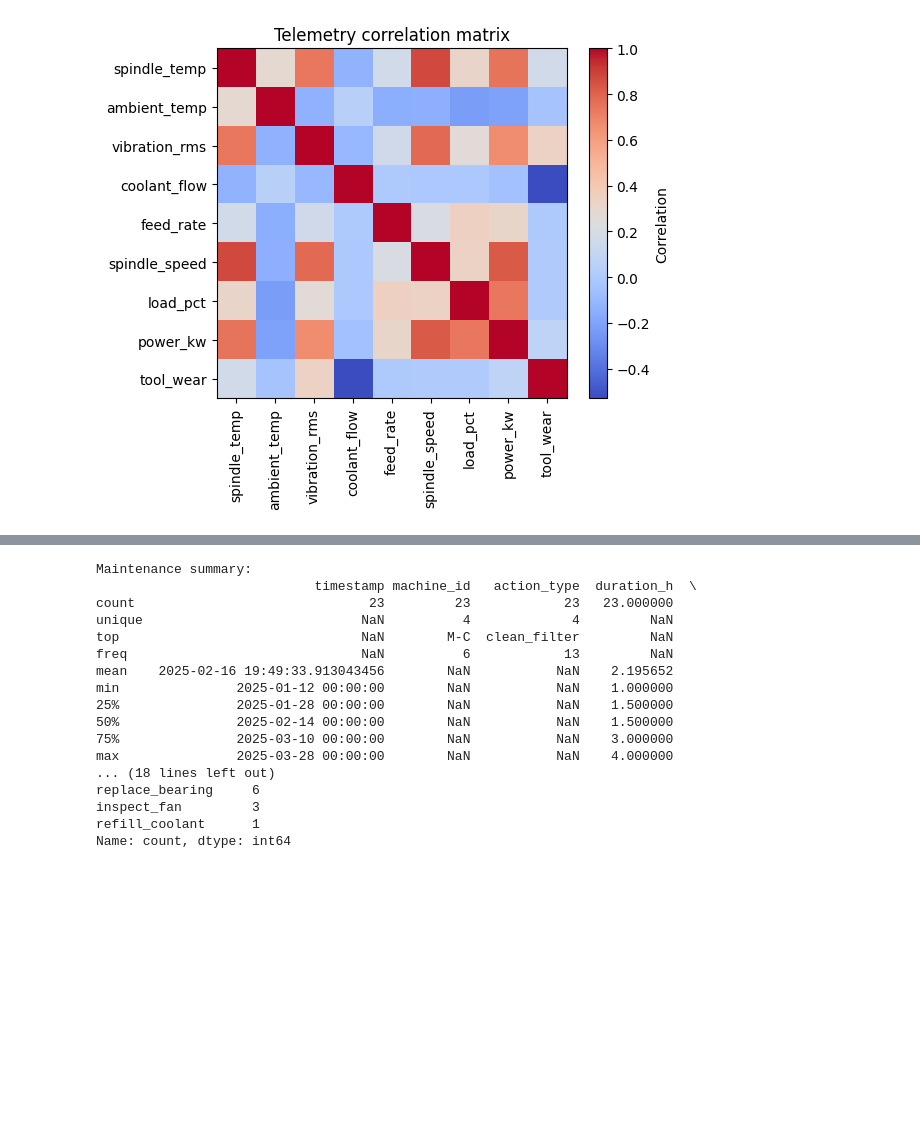
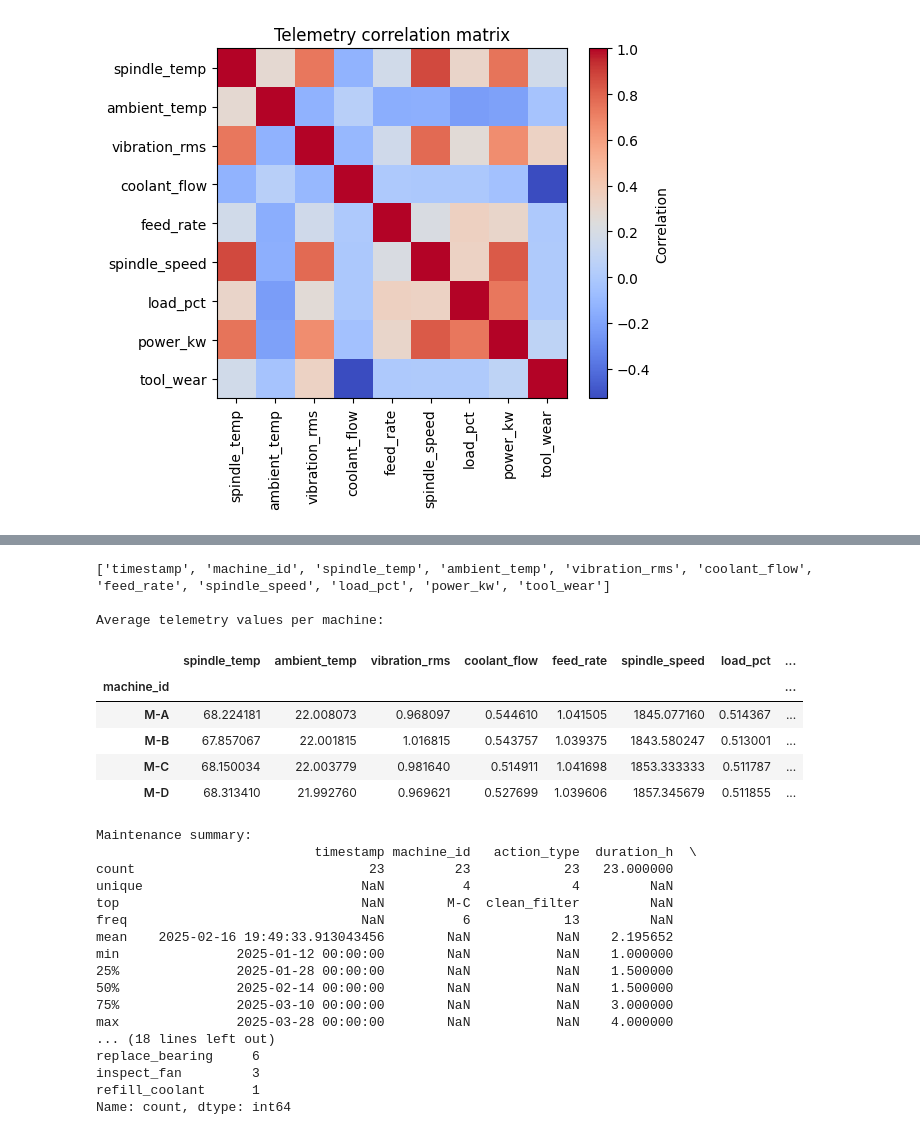
Before and after one commit to Alejandro-131004/Hybrid-CNC-Failure-Diagnosis-System, a Jupyter notebook: Data_analysis.ipynb, the cells around one changed output, grey strips where cells are left out. Cells and saved outputs as stored; diff of their text form; code cells hidden in the pictures; blank space fills up the shorter version.

```diff
--- a/Data_analysis.ipynb
+++ b/Data_analysis.ipynb
@@ -268,3 +333,27 @@ tool_wear      -0.001909       0.006395  0.004886  0.074815   1.000000
+# %%
+tel = dfs["telemetry"]
+
+# Confirm the structure
+print(tel.columns.tolist())
+
+# Select only numeric columns (ignore timestamp)
+numeric_cols = tel.select_dtypes(include=["number"]).columns
+
+# Compute mean per machine_id
+machine_means = tel.groupby("machine_id")[numeric_cols].mean()
+
+print("\nAverage telemetry values per machine:")
+display(machine_means)
+# %% [output]
+['timestamp', 'machine_id', 'spindle_temp', 'ambient_temp', 'vibration_rms', 'coolant_flow', 'feed_rate', 'spindle_speed', 'load_pct', 'power_kw', 'tool_wear']
+
+Average telemetry values per machine:
+|  | spindle_temp | ambient_temp | vibration_rms | coolant_flow | feed_rate | spindle_speed | load_pct | ... |
+| machine_id |  |  |  |  |  |  |  | ... |
+| M-A | 68.224181 | 22.008073 | 0.968097 | 0.544610 | 1.041505 | 1845.077160 | 0.514367 | ... |
+| M-B | 67.857067 | 22.001815 | 1.016815 | 0.543757 | 1.039375 | 1843.580247 | 0.513001 | ... |
+| M-C | 68.150034 | 22.003779 | 0.981640 | 0.514911 | 1.041698 | 1853.333333 | 0.511787 | ... |
+| M-D | 68.313410 | 21.992760 | 0.969621 | 0.527699 | 1.039606 | 1857.345679 | 0.511855 | ... |
 # %%
 # === 10. Maintenance ===
 mnt = dfs["maintenance"]
```
Also changed, not shown: parts of 5 cells of this notebook, 8 other files.
